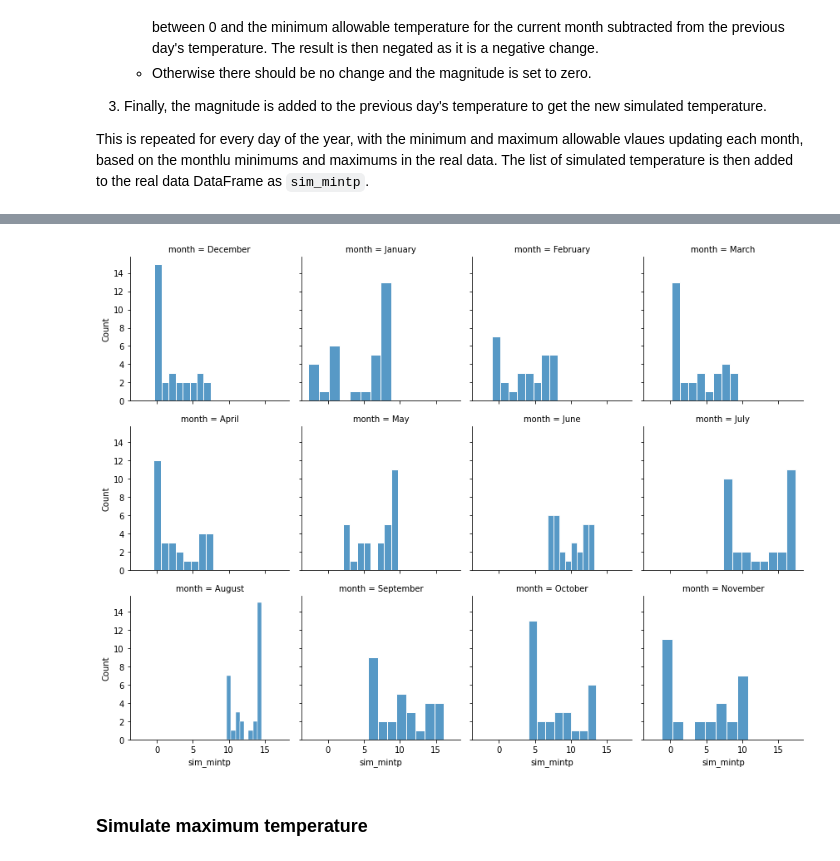
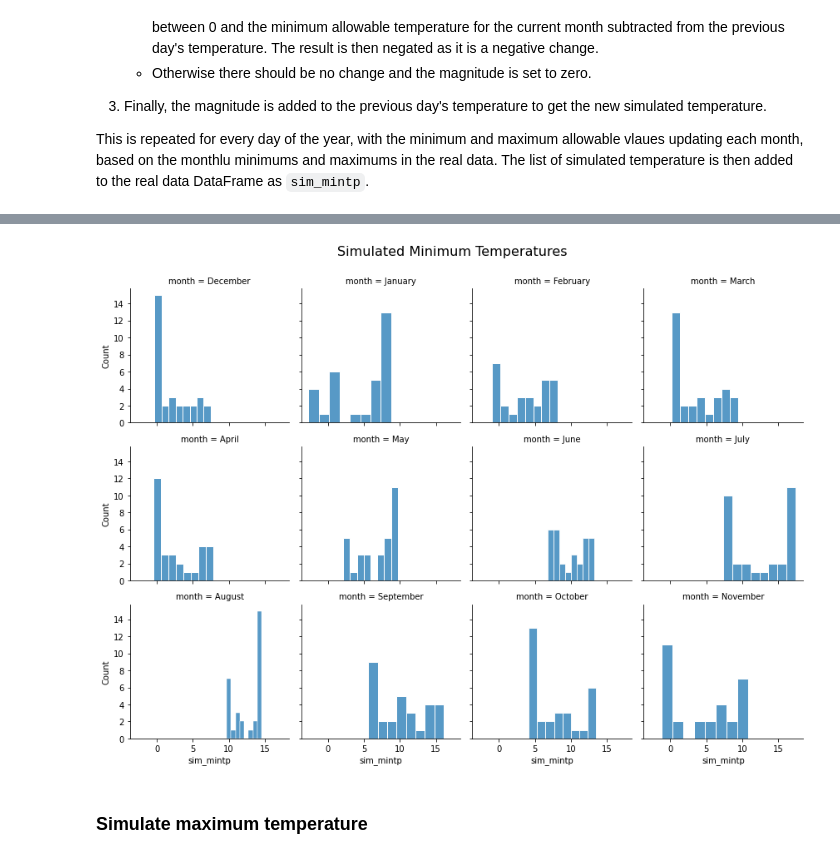
Before and after one commit to fod/simulation, a Jupyter notebook: simulation.ipynb, the cells around one changed output, grey strips where cells are left out. Saved outputs shown, nothing was run; the diff lists cells and outputs as text; code cells hidden in the pictures.

```diff
--- a/simulation.ipynb
+++ b/simulation.ipynb
@@ -236,9 +249,11 @@ ax.set(ylim=(-5, 27))
 # %%
 # Simulated minimum temperature histograms for each month
 g = sns.FacetGrid(df, col="month", col_wrap=4)
 g.map(sns.histplot, "sim_mintp", edgecolor='white', bins=8);
+plt.suptitle('Simulated Minimum Temperatures', fontsize=16)
+plt.subplots_adjust(top=0.9)
 # %% [output]
-[figure, old version]
+[figure, new version]
 # %% [markdown]
 ### Simulate maximum temperature
 # %% [markdown]
```
Also changed, not shown: parts of 6 cells of this notebook.
